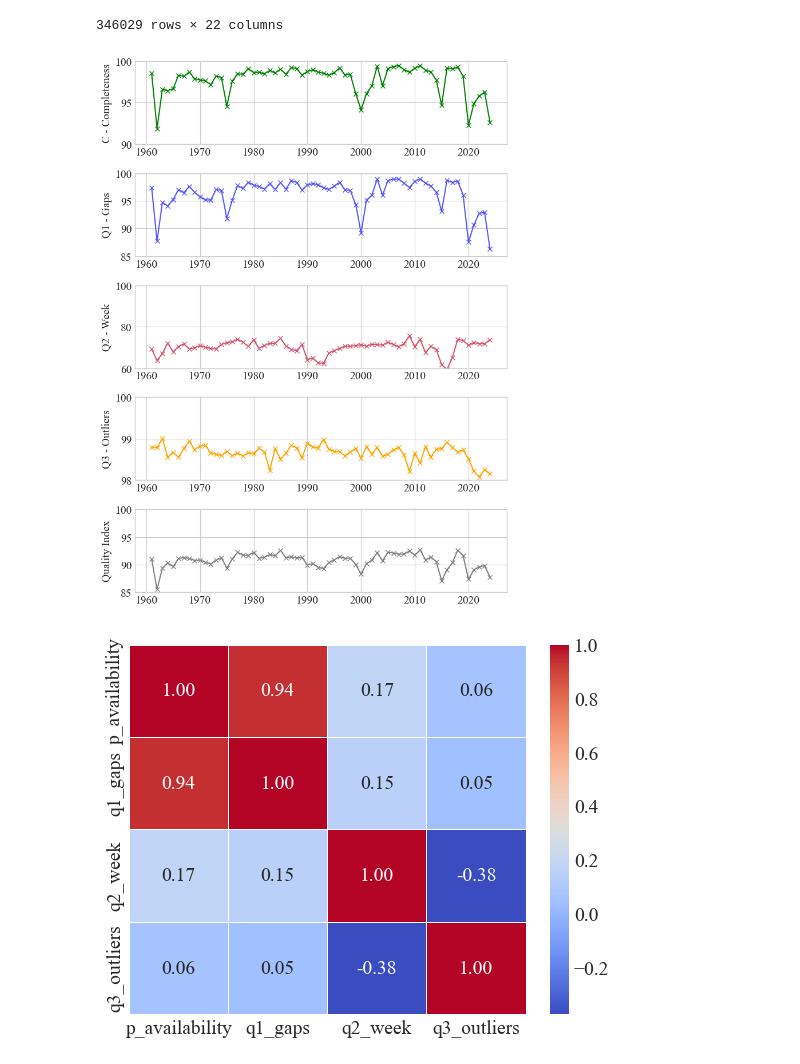
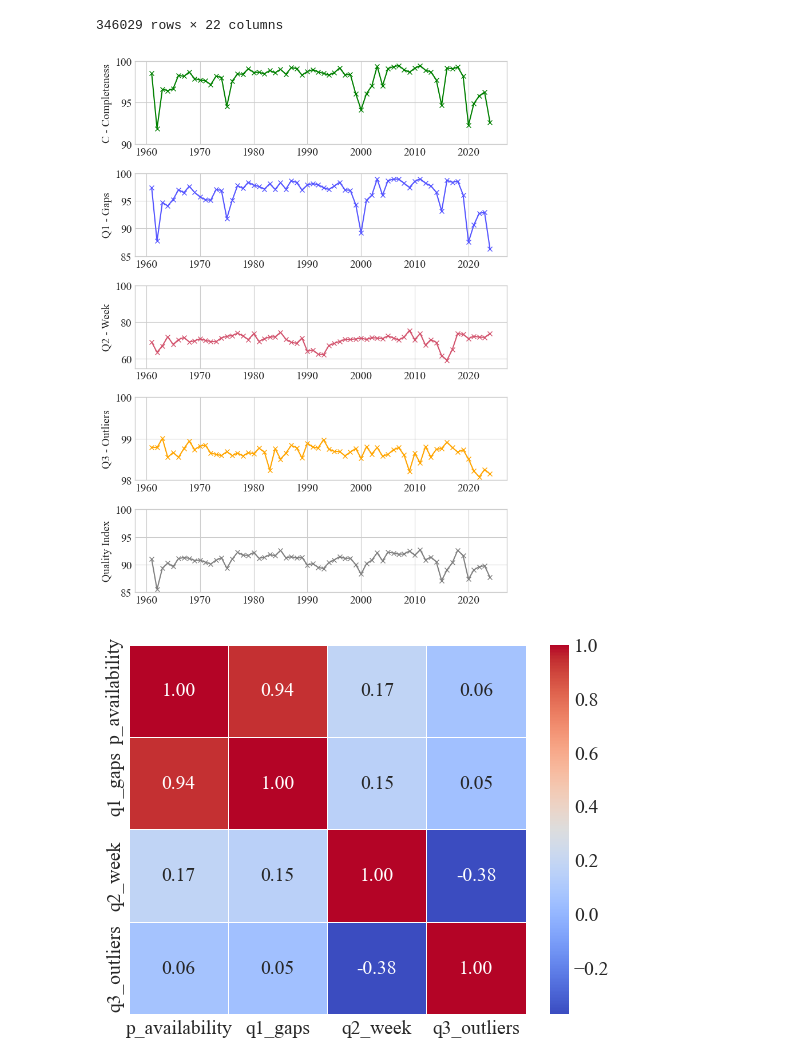
Before and after one commit to LARHENA/UFPB_Brain-D, a Jupyter notebook: Scripts e Dados/2.5 - Quality Control (Q - quality index).ipynb, the cells around one changed output. Drawn from its saved outputs; the diff is of its cells as text; code cells hidden in the pictures.

Commit message:
v22 - Quality Control Index - figure review

```diff
--- a/Scripts e Dados/2.5 - Quality Control (Q - quality index).ipynb
+++ b/Scripts e Dados/2.5 - Quality Control (Q - quality index).ipynb
@@ -422,7 +422,7 @@ ax1.grid(True)
 ax2 = ax[2]
 ax2.plot(df_avg_params['year'], df_avg_params['q2_week'], marker='x', color='#d3546e', label='Q2 - Week')
 ax2.set_ylabel('Q2 - Week')
-ax2.set_ylim(60, 100)
+ax2.set_ylim(55, 100)
 ax2.grid(True)
 
 # lines, labels = ax2.get_legend_handles_labels()
@@ -446,34 +446,34 @@ ax3.grid(True)
 # frame = legend.get_frame()
 # frame.set_facecolor('white')
 # frame.set_edgecolor('grey')
 # frame.set_linewidth(0.5)
 
 ax4 = ax[4]
 ax4.set_ylim(85, 100)
 ax4.plot(df_avg_params['year'], df_avg_params['quality_index'], marker='x', color='grey', label='Quality Index')
 # ax4.set_xlabel('Year')
 ax4.set_ylabel('Quality Index')
 ax4.grid(True)
 
 # lines, labels = ax4.get_legend_handles_labels()
 # legend = ax4.legend(lines , labels + labels, loc='upper center')
 # legend.set_frame_on(True)  # Ensure frame is visible
 # frame = legend.get_frame()
 # frame.set_facecolor('white')
 # frame.set_edgecolor('grey')
 # frame.set_linewidth(0.5)
 
 # Show xticks on all subplots
 for a in ax:
     a.label_outer()  # Hides labels except for the last subplot but keeps ticks visible
     a.tick_params(axis='x', which='both', labelbottom=True)  # Ensure xticks are visible
 
 plt.tight_layout()
 plt.savefig('./figures/quality_index_avg_year.tiff', dpi = 300)
 plt.show()
 plt.close()
 # %% [output]
-[figure, old version]
+[figure, new version]
 # %%
 # Select relevant columns for the heatmap
 heatmap_data = df_qc_info[['p_availability', 'q1_gaps', 'q2_week', 'q3_outliers']]
```
Also changed, not shown: parts of 1 cell of this notebook.
